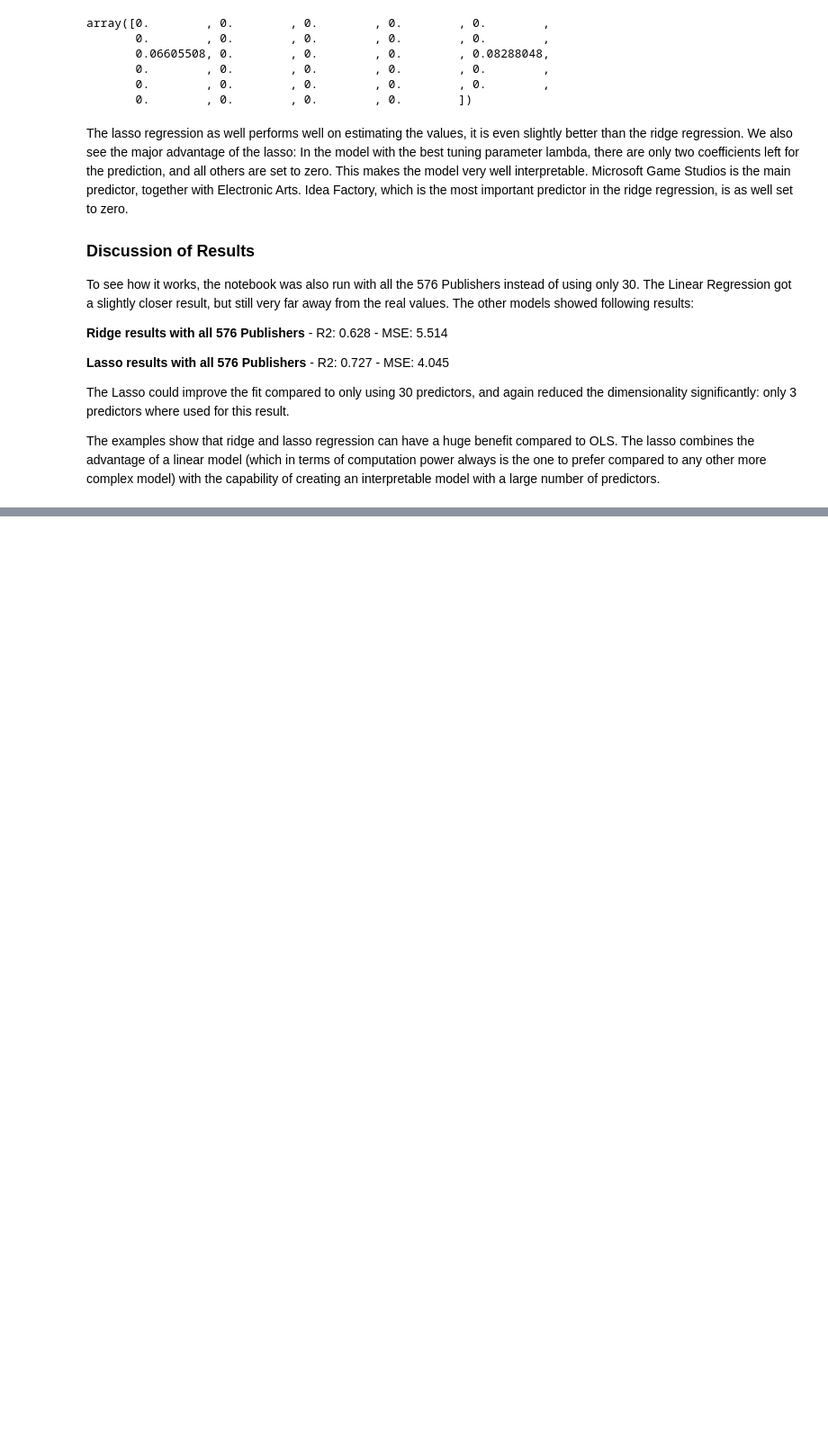
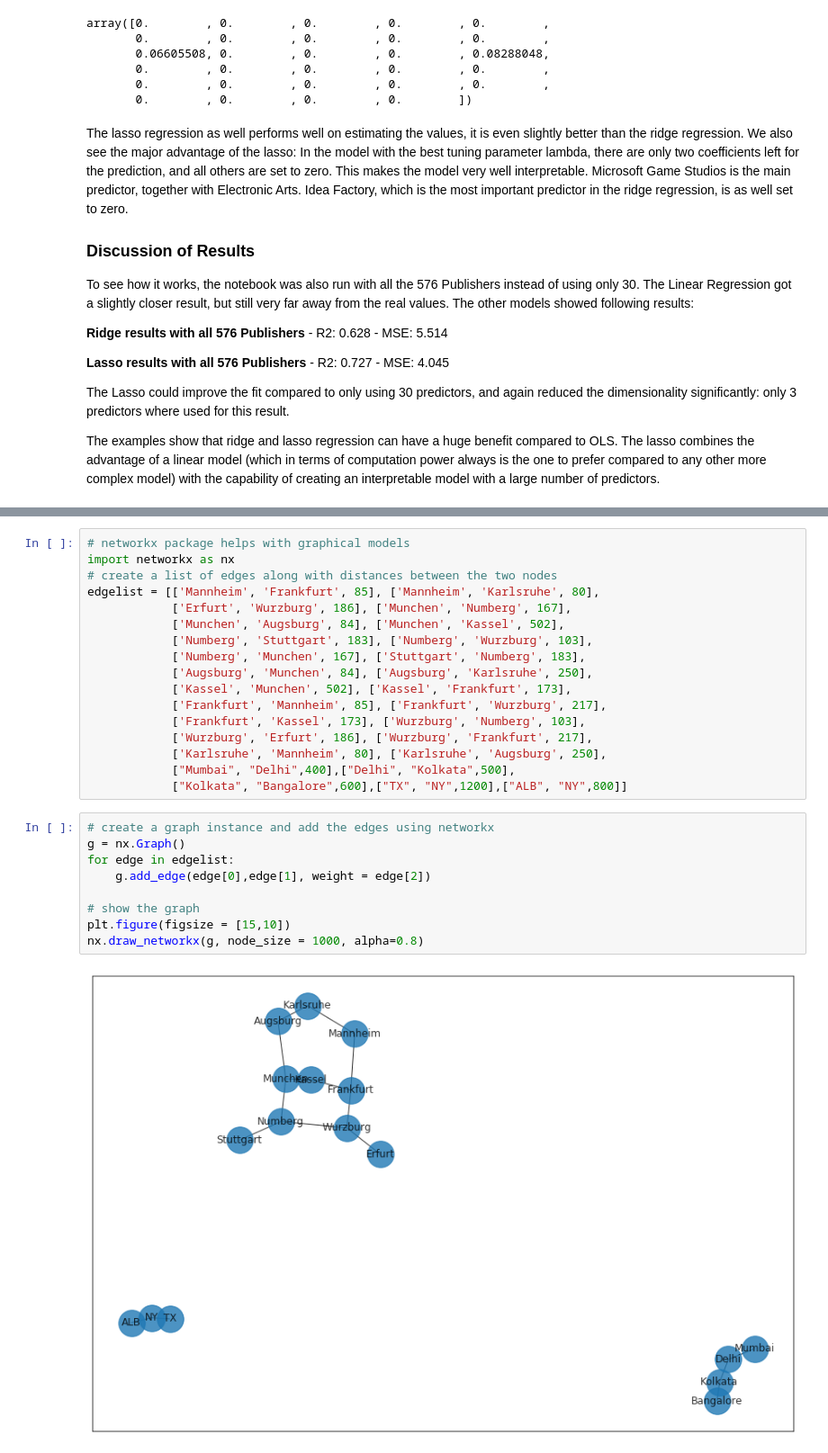
Before and after one commit to RageJohnny/algo_seminararbeit, a Jupyter notebook: DatavsDecision_ONot_GLMs.ipynb, the cells around one changed output, grey strips where cells are left out. Shown: that part at 90% size. Cells and saved outputs as stored; diff of their text form; blank space fills up the shorter version.

Commit message:
added graph based algorithmn

```diff
--- a/DatavsDecision_ONot_GLMs.ipynb
+++ b/DatavsDecision_ONot_GLMs.ipynb
@@ -469,0 +491,28 @@ https://towardsdatascience.com/data-scientists-the-five-graph-algorithms-that-yo
+# %%
+# networkx package helps with graphical models
+import networkx as nx
+# create a list of edges along with distances between the two nodes
+edgelist = [['Mannheim', 'Frankfurt', 85], ['Mannheim', 'Karlsruhe', 80],
+            ['Erfurt', 'Wurzburg', 186], ['Munchen', 'Numberg', 167],
+            ['Munchen', 'Augsburg', 84], ['Munchen', 'Kassel', 502],
+            ['Numberg', 'Stuttgart', 183], ['Numberg', 'Wurzburg', 103],
+            ['Numberg', 'Munchen', 167], ['Stuttgart', 'Numberg', 183],
+            ['Augsburg', 'Munchen', 84], ['Augsburg', 'Karlsruhe', 250],
+            ['Kassel', 'Munchen', 502], ['Kassel', 'Frankfurt', 173],
+            ['Frankfurt', 'Mannheim', 85], ['Frankfurt', 'Wurzburg', 217],
+            ['Frankfurt', 'Kassel', 173], ['Wurzburg', 'Numberg', 103],
+            ['Wurzburg', 'Erfurt', 186], ['Wurzburg', 'Frankfurt', 217],
+            ['Karlsruhe', 'Mannheim', 80], ['Karlsruhe', 'Augsburg', 250],
+            ["Mumbai", "Delhi",400],["Delhi", "Kolkata",500],
+            ["Kolkata", "Bangalore",600],["TX", "NY",1200],["ALB", "NY",800]]
+# %%
+# create a graph instance and add the edges using networkx
+g = nx.Graph()
+for edge in edgelist:
+    g.add_edge(edge[0],edge[1], weight = edge[2])
+
+# show the graph
+plt.figure(figsize = [15,10])
+nx.draw_networkx(g, node_size = 1000, alpha=0.8)
+# %% [output]
+[figure, added]
```
Also changed, not shown: parts of 13 cells of this notebook, 3 other files.
